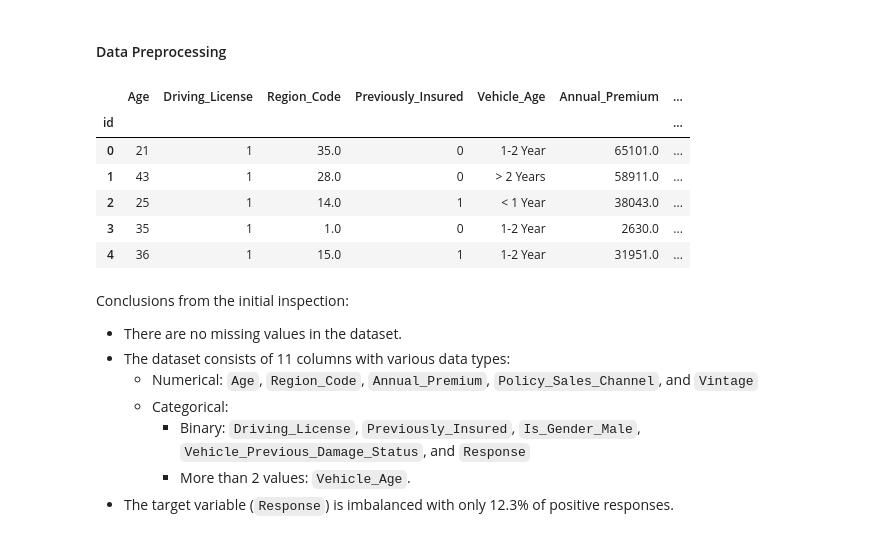
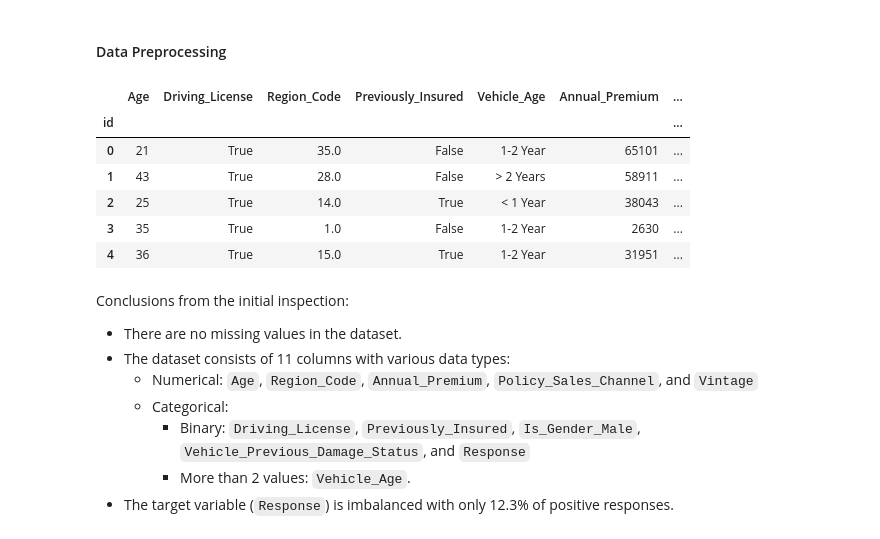
Before and after one commit to dmydud/data-science-portfolio, a Jupyter notebook: BinaryClassification_EDA_and_Prediction.ipynb, the cells around one changed output. Saved outputs shown, nothing was run; the diff lists cells and outputs as text; code cells hidden in the pictures.

```diff
--- a/BinaryClassification_EDA_and_Prediction.ipynb
+++ b/BinaryClassification_EDA_and_Prediction.ipynb
@@ -149,14 +167,27 @@ The dataset contains various features related to customer demographics, vehicle
 Let's load the dataset and perform an initial inspection.
 # %%
 # Load the training dataset
-train_df = pd.read_csv('/kaggle/input/playground-series-s4e7/train.csv', index_col="id")
+df = pd.read_csv(
+    '/kaggle/input/playground-series-s4e7/train.csv',
+    index_col="id",
+    dtype={
+        "Age": np.int16,
+        "Driving_License": np.int16,
+        "Region_Code": np.float32,
+        "Previously_Insured": np.int16,
+        "Annual_Premium": np.int32,
+        "Policy_Sales_Channel": np.int16,
+        "Vintage": np.int16,
+        "Response": np.int16,
+    }
+)
 
 # Display the first few rows of the dataset
-display(train_df.head())
+display(df.head())
 
 # Check the data types and non-null counts
 print("\nData Types and Non-Null Counts:")
-display(train_df.info())
+display(df.info())
 # %% [output]
 |  | Gender | Age | Driving_License | Region_Code | Previously_Insured | Vehicle_Age | Vehicle_Damage | ... |
 | id |  |  |  |  |  |  |  | ... |
@@ -234,26 +267,32 @@ stats.T.style
 # %% [markdown]
 #### Data Preprocessing
 # %%
-# Creating boolean columns based on 'Gender' and 'Vehicle_Damage'
-train_df["Vehicle_Previous_Damage_Status"] = train_df["Vehicle_Damage"] == "Yes"
-train_df["Is_Gender_Male"] = train_df["Gender"] == "Male"
-train_df.drop(columns=["Gender", "Vehicle_Damage"], inplace=True)
+NUMERICAL_COLUMNS = ["Age", "Region_Code", "Annual_Premium", "Policy_Sales_Channel", "Vintage"]
 
-# Converting 'Vehicle_Age' column to a categorical type with specified ordered categories
-train_df["Vehicle_Age"] = train_df["Vehicle_Age"].astype(
-    CategoricalDtype(categories=["< 1 Year", "1-2 Year", "> 2 Years"], ordered=True)
-)
+def preprocess_initial(dataframe: pd.DataFrame) -> pd.DataFrame:
+    # Creating boolean columns based on 'Gender' and 'Vehicle_Damage'
+    dataframe["Vehicle_Previous_Damage_Status"] = dataframe["Vehicle_Damage"] == "Yes"
+    dataframe["Is_Gender_Male"] = dataframe["Gender"] == "Male"
+    dataframe.drop(columns=["Gender", "Vehicle_Damage"], inplace=True)
 
+    # Converting 'Vehicle_Age' column to a categorical type with specified ordered categories
+    dataframe["Vehicle_Age"] = dataframe["Vehicle_Age"].astype(
+        CategoricalDtype(categories=["< 1 Year", "1-2 Year", "> 2 Years"], ordered=True)
+    )
+
+    return dataframe.astype({"Driving_License": bool, "Previously_Insured": bool})
+
+df = preprocess_initial(df)
 # Displaying the first few rows of the updated DataFrame
-train_df.head()
+df.head()
 # %% [output]
 |  | Age | Driving_License | Region_Code | Previously_Insured | Vehicle_Age | Annual_Premium | ... |
 | id |  |  |  |  |  |  | ... |
-| 0 | 21 | 1 | 35.0 | 0 | 1-2 Year | 65101.0 | ... |
-| 1 | 43 | 1 | 28.0 | 0 | > 2 Years | 58911.0 | ... |
-| 2 | 25 | 1 | 14.0 | 1 | < 1 Year | 38043.0 | ... |
-| 3 | 35 | 1 | 1.0 | 0 | 1-2 Year | 2630.0 | ... |
-| 4 | 36 | 1 | 15.0 | 1 | 1-2 Year | 31951.0 | ... |
+| 0 | 21 | True | 35.0 | False | 1-2 Year | 65101 | ... |
+| 1 | 43 | True | 28.0 | False | > 2 Years | 58911 | ... |
+| 2 | 25 | True | 14.0 | True | < 1 Year | 38043 | ... |
+| 3 | 35 | True | 1.0 | False | 1-2 Year | 2630 | ... |
+| 4 | 36 | True | 15.0 | True | 1-2 Year | 31951 | ... |
 # %% [markdown]
 Conclusions from the initial inspection:
 - There are no missing values in the dataset.
```
Also changed, not shown: parts of 44 cells of this notebook.
